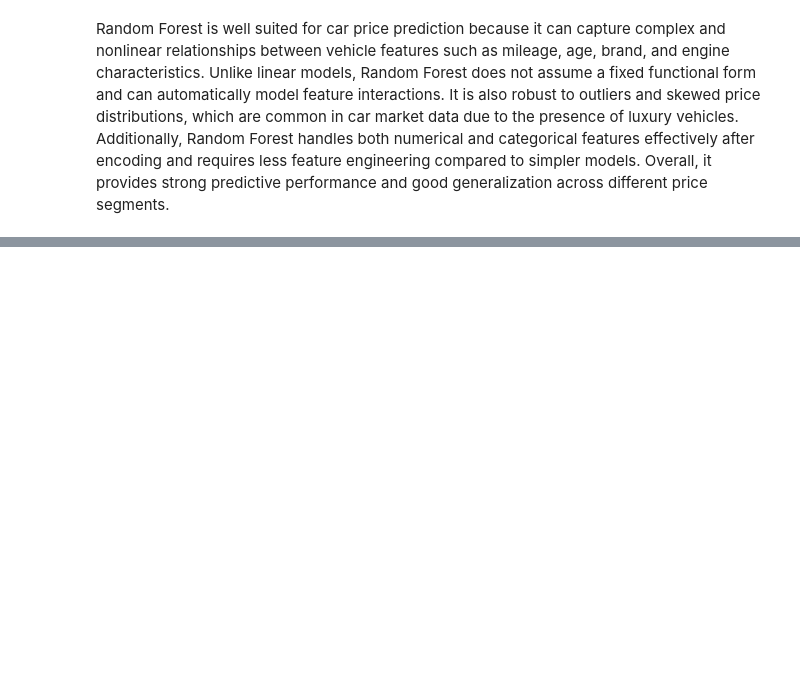
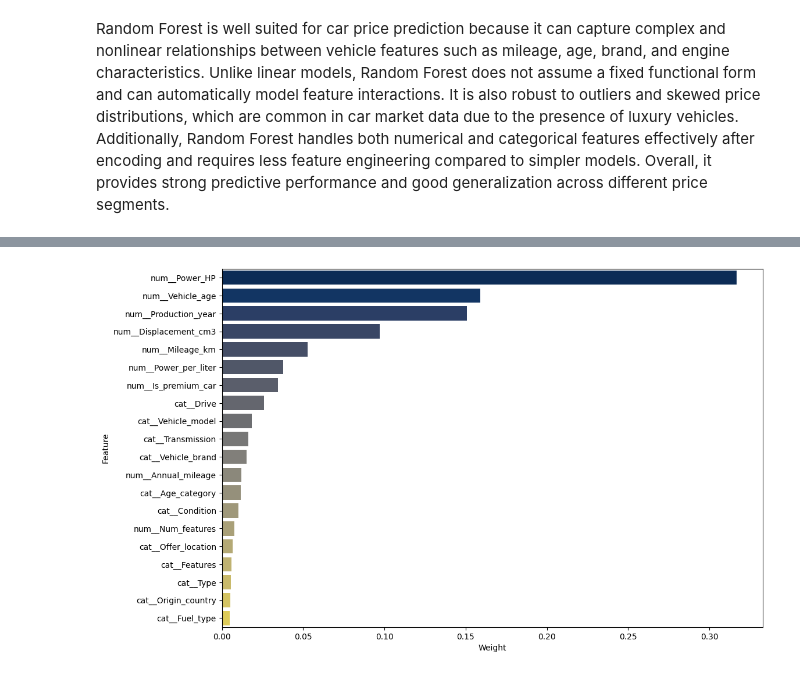
Before and after one commit to Przemsonn05/Cars-Price-Prediction-in-Poland, a Jupyter notebook: notebooks/cars_price_prediction.ipynb, the cells around one changed output, grey strips where cells are left out. Saved outputs shown, nothing was run; the diff lists cells and outputs as text; code cells hidden in the pictures; blank space fills up the shorter version.

Commit message:
Images and notebook

```diff
--- a/notebooks/cars_price_prediction.ipynb
+++ b/notebooks/cars_price_prediction.ipynb
@@ -812,25 +816,24 @@ pipeline_rfc = Pipeline([
 ])
 # %%
 param_dist_rfc = {
-    'model__n_estimators': [100, 200, 300],
-    'model__max_depth': [10, 20, 30],
-    'model__min_samples_split': [2, 5, 10],
-    'model__min_samples_leaf': [1, 2, 4],
-    'model__max_features': ['sqrt', 'log2'],
-    'model__max_samples': [0.7, 0.8]
+    'model__n_estimators': [50, 100, 200],
+    'model__max_depth': [None, 10, 20, 30],
+    'model__min_samples_split': [2, 5, 8],
+    'model__min_samples_leaf': [1, 2, 5],
+    'model__max_features': [0.5, 1.0, 'sqrt'],
+    'model__max_samples': [0.7, 0.9, None]
 }
 # %%
 random_search_rfc = RandomizedSearchCV(
     estimator=pipeline_rfc,
     param_distributions=param_dist_rfc,
-    n_iter=30,
-    scoring=scoring,
-    refit='neg_mse',
-    cv=3,
+    n_iter=20,
+    scoring='neg_mean_absolute_error',
+    cv=2,
     n_jobs=-1,
-    verbose=1,
+    verbose=2,
     random_state=42
 )
 # %%
-random_search_rfc.fit(X_train, y_train_log)
+random_search_rfc.fit(X_train, y_train)
 # %% [output]
@@ -838,0 +861,4 @@ KeyboardInterrupt:
+# %%
+best_rfc = random_search_rfc.best_estimator_
+
+y_pred_rfc = best_rfc.predict(X_test)
@@ -838,0 +884,20 @@ KeyboardInterrupt:
+# %%
+#Feature importance for Random Forest
+model = best_rfc.named_steps['model']
+preprocessor = best_rfc.named_steps['preprocessor']
+
+feature_names = preprocessor.get_feature_names_out()
+
+importances = pd.DataFrame({
+    'Feature': feature_names,
+    'Importance': model.feature_importances_
+})
+
+top20 = importances.sort_values(by='Importance', ascending=False).head(20)
+plt.figure(figsize=(12, 8))
+sns.barplot(x='Importance', y='Feature', data=top20, hue='Feature', palette='cividis')
+plt.xlabel('Weight')
+plt.savefig('../images/Feature_importance_rfc.png', dpi=300, bbox_inches='tight')
+plt.show()
+# %% [output]
+[figure, added]
```
Also changed, not shown: parts of 51 cells of this notebook, 14 other files.
